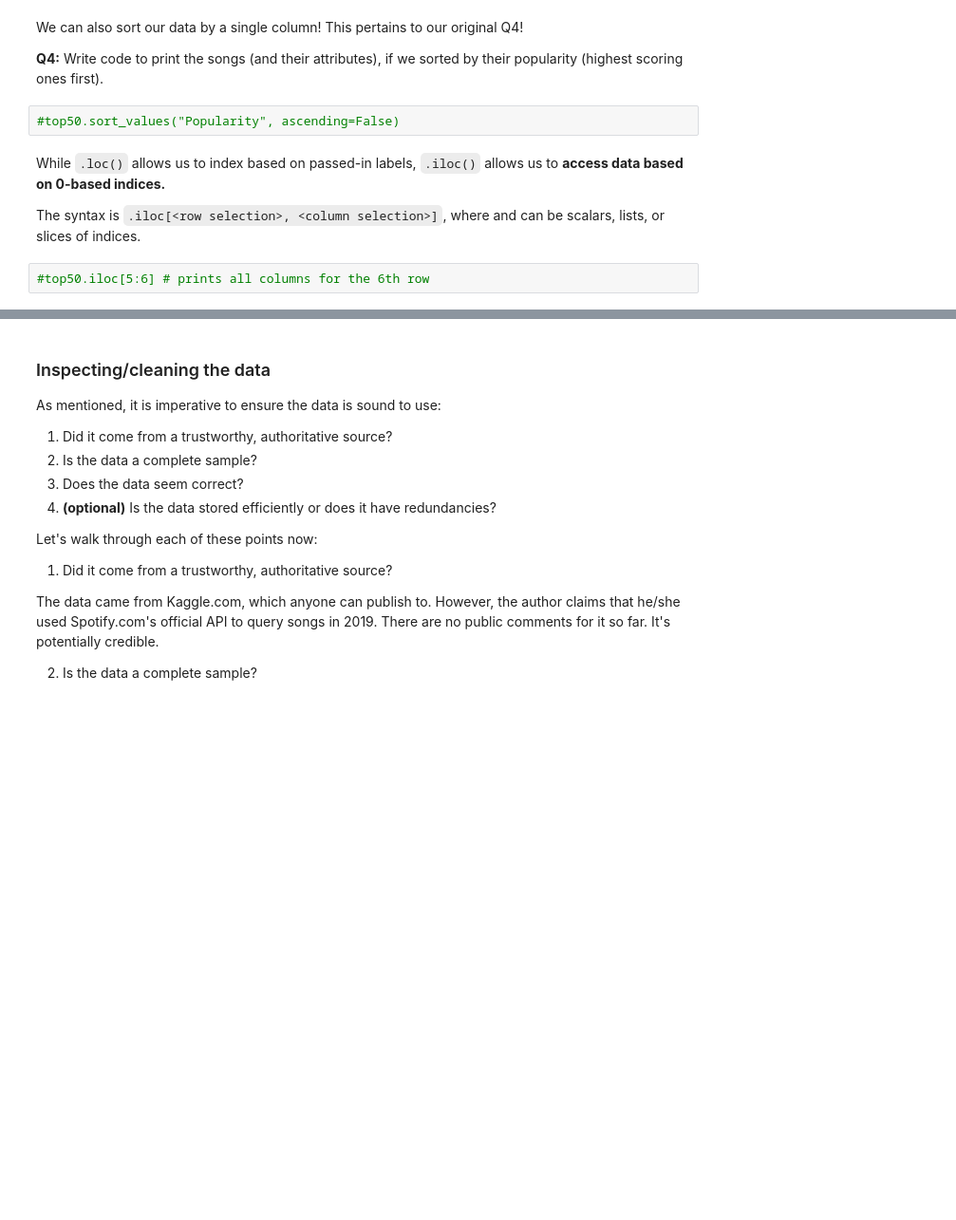
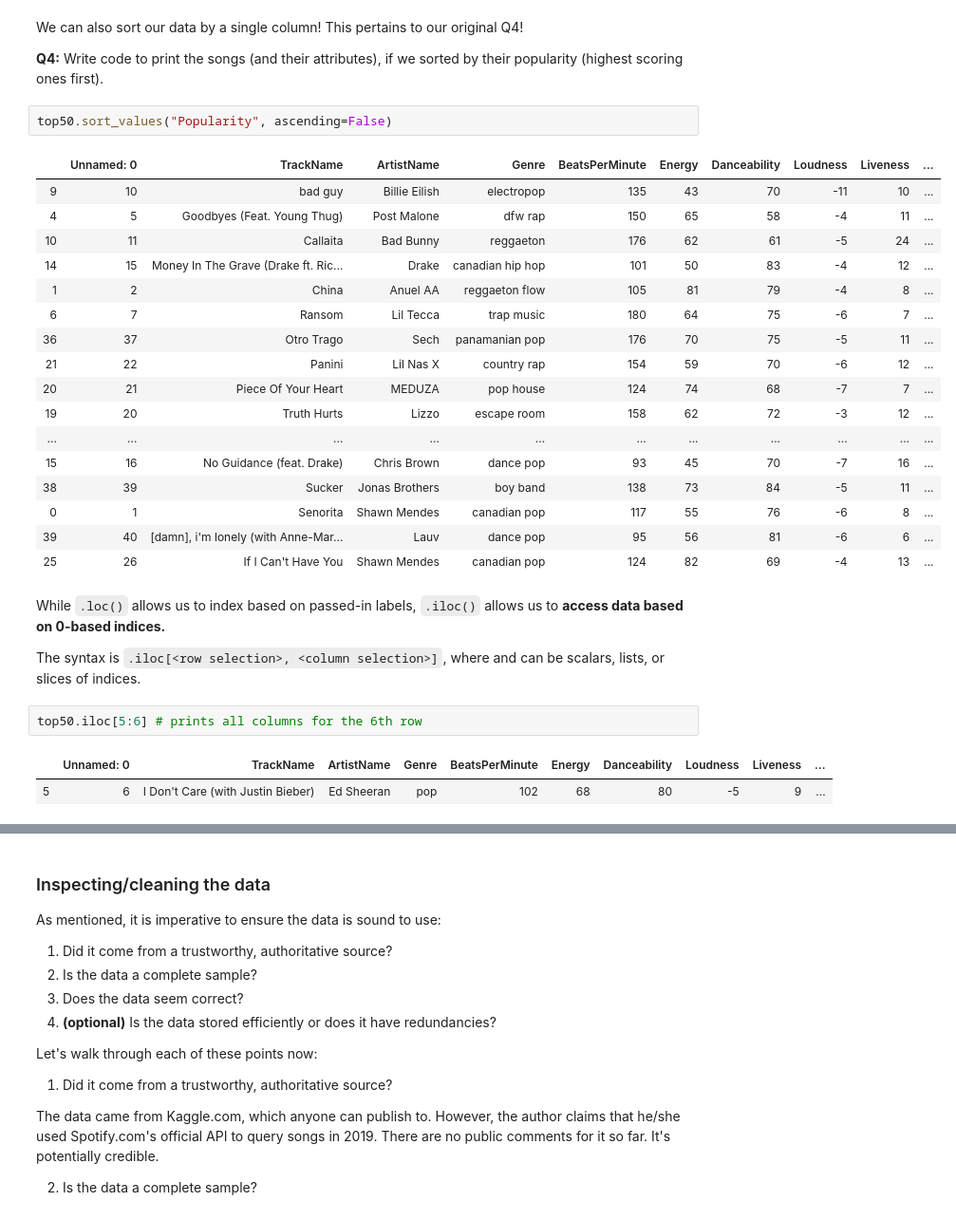
Before and after one commit to Harvard-IACS/2019-CS109A, a Jupyter notebook: content/lectures/lecture3/presentation/lecture3.ipynb, the cells around one changed output, grey strips where cells are left out. Shown: that part at 95% size. Saved outputs shown, nothing was run; the diff lists cells and outputs as text; blank space fills up the shorter version.

```diff
--- a/content/lectures/lecture3/presentation/lecture3.ipynb
+++ b/content/lectures/lecture3/presentation/lecture3.ipynb
@@ -250,11 +414,32 @@ We can also sort our data by a single column! This pertains to our original Q4!
 
 **Q4:** Write code to print the songs (and their attributes), if we sorted by their popularity (highest scoring ones first).
 # %%
-#top50.sort_values("Popularity", ascending=False)
+top50.sort_values("Popularity", ascending=False)
+# %% [output]
+|  | Unnamed: 0 | TrackName | ArtistName | Genre | BeatsPerMinute | Energy | Danceability | Loudness | Liveness | ... |
+| 9 | 10 | bad guy | Billie Eilish | electropop | 135 | 43 | 70 | -11 | 10 | ... |
+| 4 | 5 | Goodbyes (Feat. Young Thug) | Post Malone | dfw rap | 150 | 65 | 58 | -4 | 11 | ... |
+| 10 | 11 | Callaita | Bad Bunny | reggaeton | 176 | 62 | 61 | -5 | 24 | ... |
+| 14 | 15 | Money In The Grave (Drake ft. Ric... | Drake | canadian hip hop | 101 | 50 | 83 | -4 | 12 | ... |
+| 1 | 2 | China | Anuel AA | reggaeton flow | 105 | 81 | 79 | -4 | 8 | ... |
+| 6 | 7 | Ransom | Lil Tecca | trap music | 180 | 64 | 75 | -6 | 7 | ... |
+| 36 | 37 | Otro Trago | Sech | panamanian pop | 176 | 70 | 75 | -5 | 11 | ... |
+| 21 | 22 | Panini | Lil Nas X | country rap | 154 | 59 | 70 | -6 | 12 | ... |
+| 20 | 21 | Piece Of Your Heart | MEDUZA | pop house | 124 | 74 | 68 | -7 | 7 | ... |
+| 19 | 20 | Truth Hurts | Lizzo | escape room | 158 | 62 | 72 | -3 | 12 | ... |
+| ... | ... | ... | ... | ... | ... | ... | ... | ... | ... | ... |
+| 15 | 16 | No Guidance (feat. Drake) | Chris Brown | dance pop | 93 | 45 | 70 | -7 | 16 | ... |
+| 38 | 39 | Sucker | Jonas Brothers | boy band | 138 | 73 | 84 | -5 | 11 | ... |
+| 0 | 1 | Senorita | Shawn Mendes | canadian pop | 117 | 55 | 76 | -6 | 8 | ... |
+| 39 | 40 | [damn], i'm lonely (with Anne-Mar... | Lauv | dance pop | 95 | 56 | 81 | -6 | 6 | ... |
+| 25 | 26 | If I Can't Have You | Shawn Mendes | canadian pop | 124 | 82 | 69 | -4 | 13 | ... |
 # %% [markdown]
 While ``.loc()`` allows us to index based on passed-in labels, ``.iloc()`` allows us to **access data based on 0-based indices.**
 
 The syntax is ``.iloc[<row selection>, <column selection>]``, where <row selection> and <column selection> can be scalars, lists, or slices of indices.
 # %%
-#top50.iloc[5:6] # prints all columns for the 6th row
+top50.iloc[5:6] # prints all columns for the 6th row
+# %% [output]
+|  | Unnamed: 0 | TrackName | ArtistName | Genre | BeatsPerMinute | Energy | Danceability | Loudness | Liveness | ... |
+| 5 | 6 | I Don't Care (with Justin Bieber) | Ed Sheeran | pop | 102 | 68 | 80 | -5 | 9 | ... |
 # %%
```
Also changed, not shown: parts of 35 cells of this notebook.
